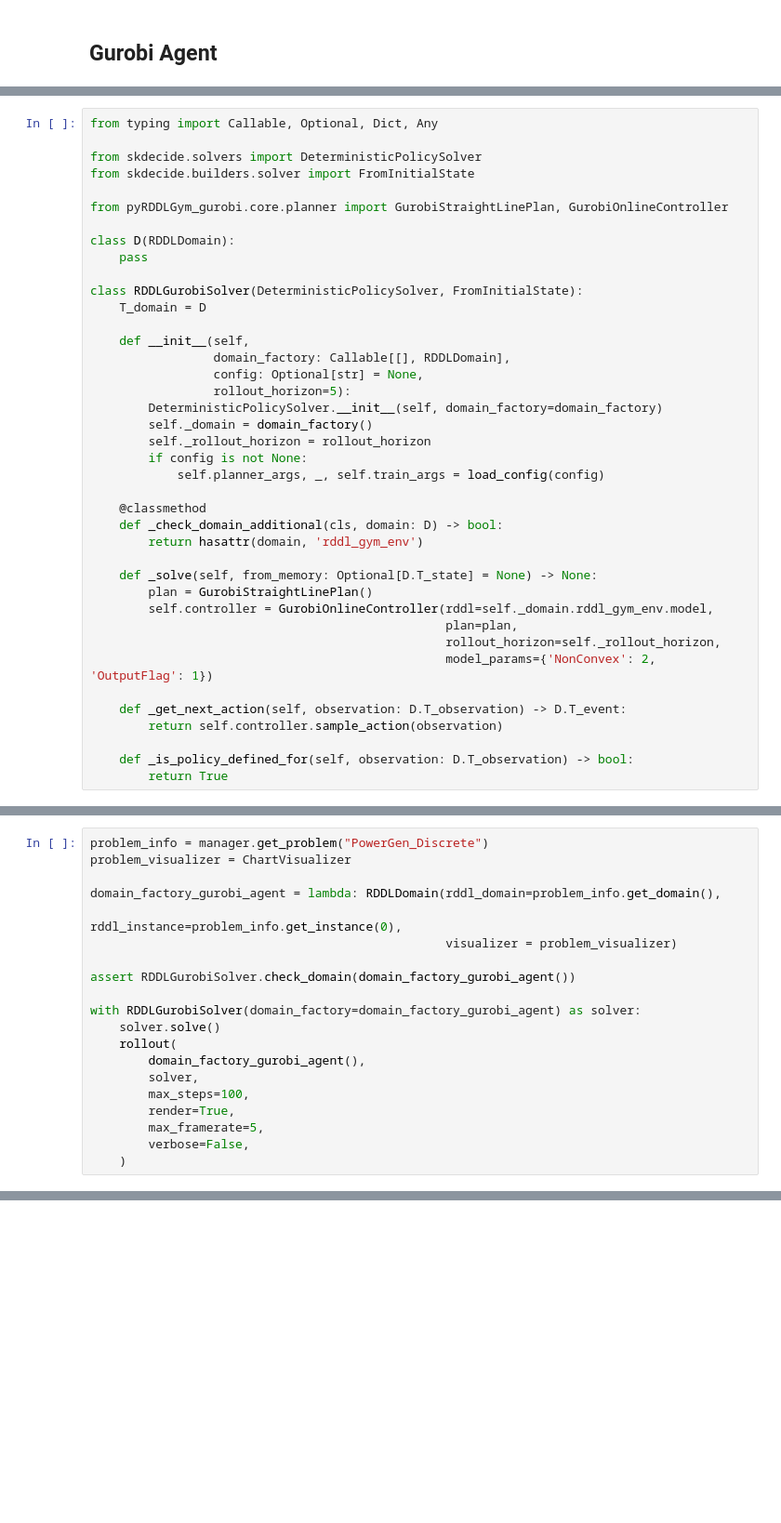
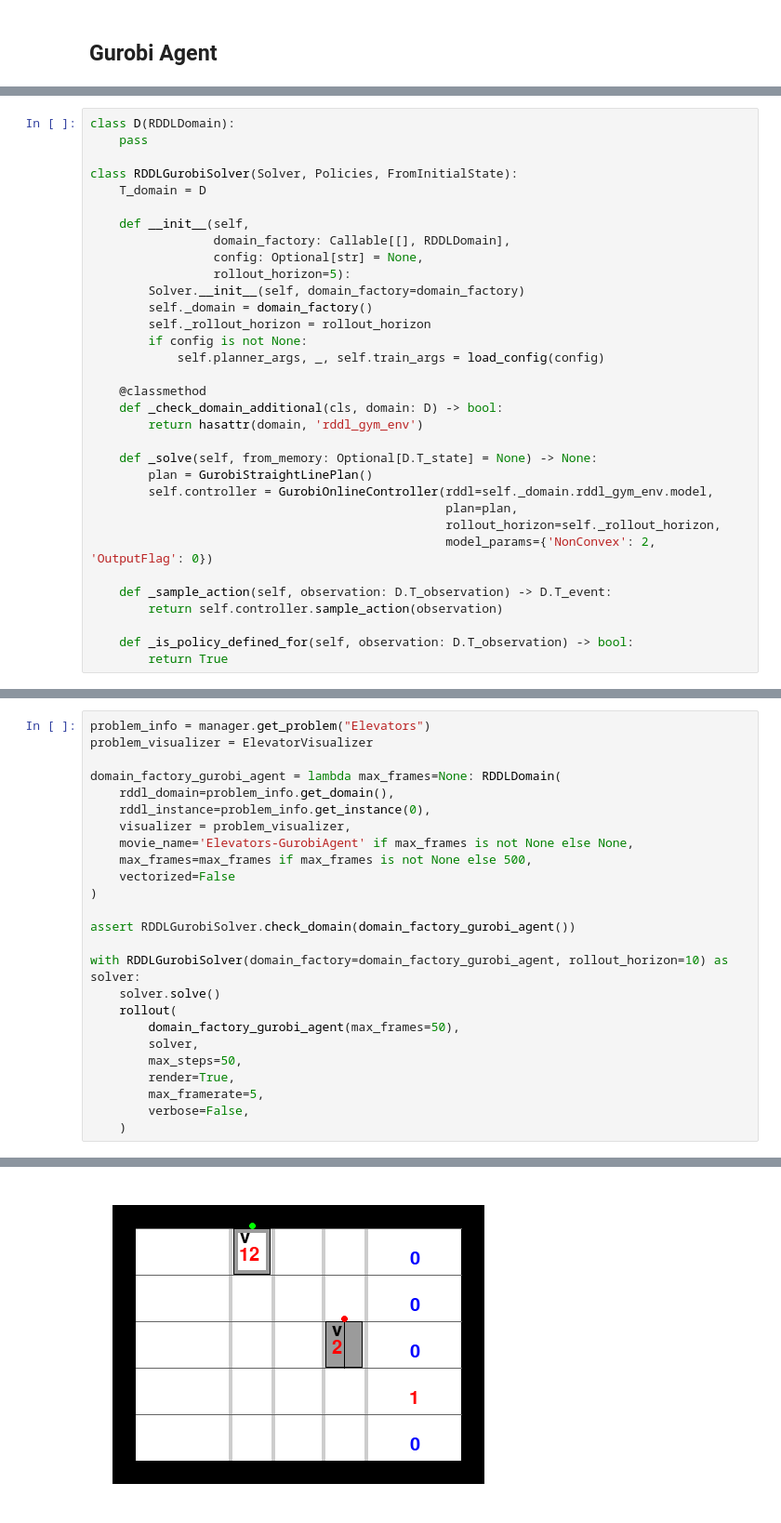
Before and after one commit to fteicht/icaps24-skdecide-tutorial, a Jupyter notebook: notebooks/icaps24_skdecide_tutorial_rddl_solver.ipynb, the cells around one changed output, grey strips where cells are left out. Shown: that part at 93% size. Cells and saved outputs as stored; diff of their text form; blank space fills up the shorter version.

```diff
--- a/notebooks/icaps24_skdecide_tutorial_rddl_solver.ipynb
+++ b/notebooks/icaps24_skdecide_tutorial_rddl_solver.ipynb
@@ -288,22 +377,15 @@ with RDDLJaxSolver(domain_factory=domain_factory_jax_agent,
 # %%
-from typing import Callable, Optional, Dict, Any
-
-from skdecide.solvers import DeterministicPolicySolver
-from skdecide.builders.solver import FromInitialState
-
-from pyRDDLGym_gurobi.core.planner import GurobiStraightLinePlan, GurobiOnlineController
-
 class D(RDDLDomain):
     pass
 
-class RDDLGurobiSolver(DeterministicPolicySolver, FromInitialState):
+class RDDLGurobiSolver(Solver, Policies, FromInitialState):
     T_domain = D
 
     def __init__(self,
                  domain_factory: Callable[[], RDDLDomain],
                  config: Optional[str] = None,
                  rollout_horizon=5):
-        DeterministicPolicySolver.__init__(self, domain_factory=domain_factory)
+        Solver.__init__(self, domain_factory=domain_factory)
         self._domain = domain_factory()
         self._rollout_horizon = rollout_horizon
         if config is not None:
@@ -318,9 +400,9 @@ class RDDLGurobiSolver(DeterministicPolicySolver, FromInitialState):
         self.controller = GurobiOnlineController(rddl=self._domain.rddl_gym_env.model,
                                                  plan=plan,
                                                  rollout_horizon=self._rollout_horizon,
-                                                 model_params={'NonConvex': 2, 'OutputFlag': 1})
+                                                 model_params={'NonConvex': 2, 'OutputFlag': 0})
 
-    def _get_next_action(self, observation: D.T_observation) -> D.T_event:
+    def _sample_action(self, observation: D.T_observation) -> D.T_event:
         return self.controller.sample_action(observation)
 
     def _is_policy_defined_for(self, observation: D.T_observation) -> bool:
@@ -328,19 +412,24 @@ class RDDLGurobiSolver(DeterministicPolicySolver, FromInitialState):
 # %%
-problem_info = manager.get_problem("PowerGen_Discrete")
-problem_visualizer = ChartVisualizer
+problem_info = manager.get_problem("Elevators")
+problem_visualizer = ElevatorVisualizer
 
-domain_factory_gurobi_agent = lambda: RDDLDomain(rddl_domain=problem_info.get_domain(),
-                                                 rddl_instance=problem_info.get_instance(0),
-                                                 visualizer = problem_visualizer)
+domain_factory_gurobi_agent = lambda max_frames=None: RDDLDomain(
+    rddl_domain=problem_info.get_domain(),
+    rddl_instance=problem_info.get_instance(0),
+    visualizer = problem_visualizer,
+    movie_name='Elevators-GurobiAgent' if max_frames is not None else None,
+    max_frames=max_frames if max_frames is not None else 500,
+    vectorized=False
+)
 
 assert RDDLGurobiSolver.check_domain(domain_factory_gurobi_agent())
 
-with RDDLGurobiSolver(domain_factory=domain_factory_gurobi_agent) as solver:
+with RDDLGurobiSolver(domain_factory=domain_factory_gurobi_agent, rollout_horizon=10) as solver:
     solver.solve()
     rollout(
-        domain_factory_gurobi_agent(),
+        domain_factory_gurobi_agent(max_frames=50),
         solver,
-        max_steps=100,
+        max_steps=50,
         render=True,
         max_framerate=5,
         verbose=False,
@@ -351,0 +438 @@ KeyboardInterrupt:
+[figure, added]
```
Also changed, not shown: parts of 41 cells of this notebook, 1 other file.
